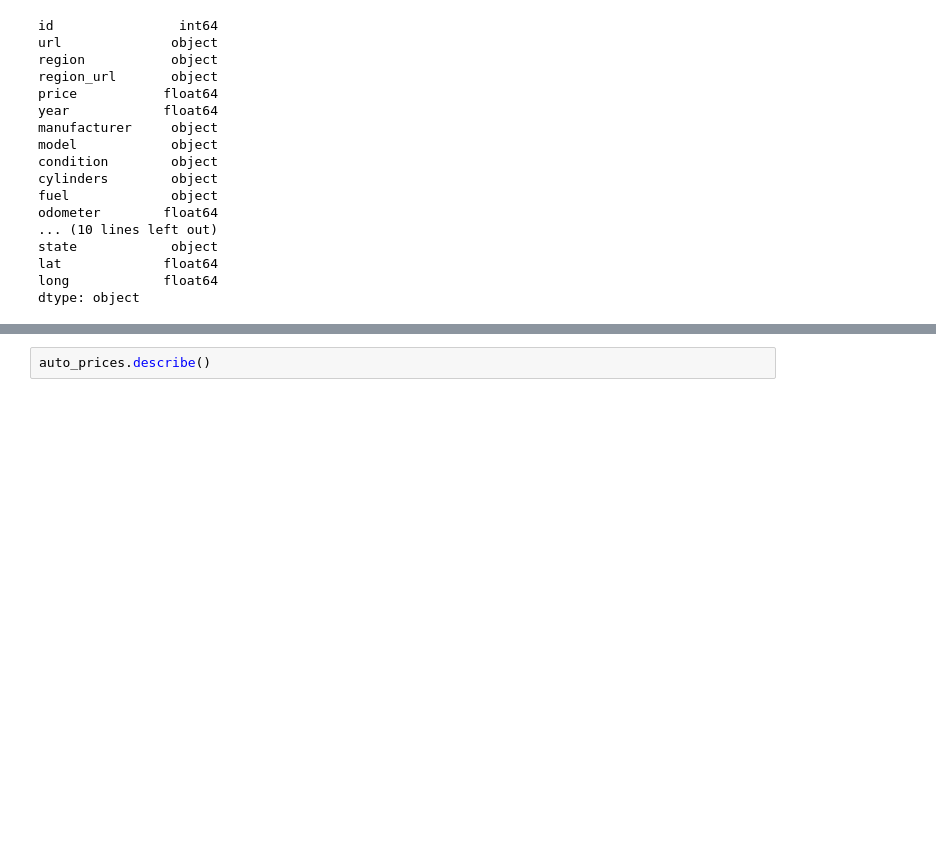
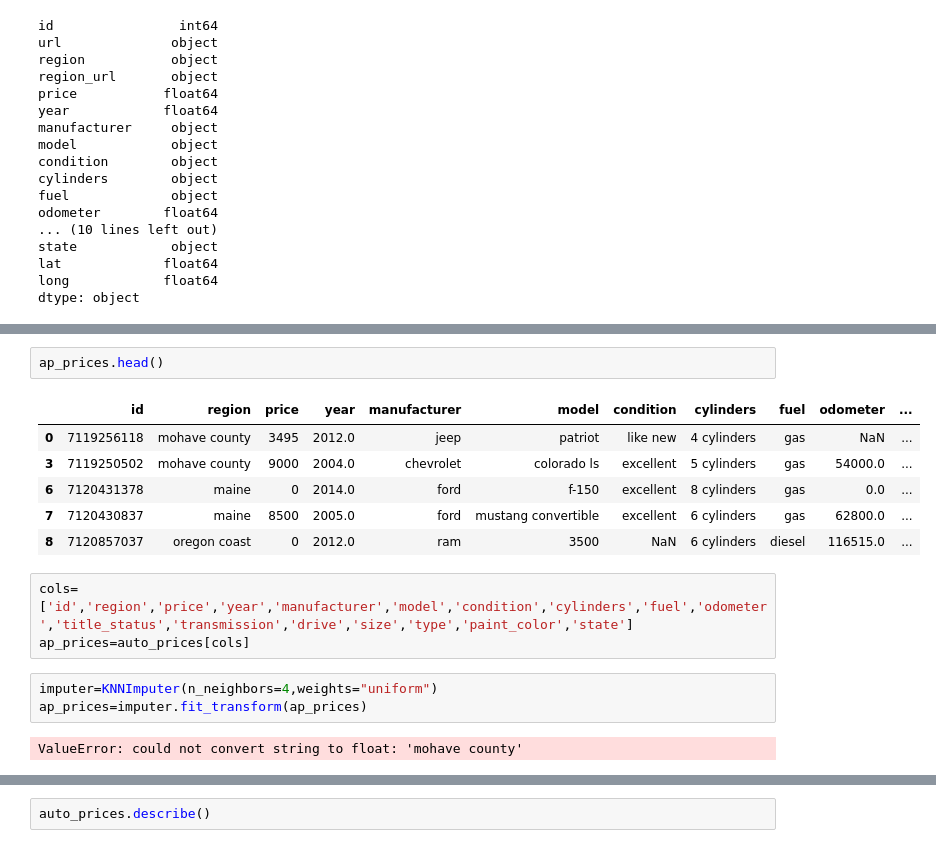
Before and after one commit to krishna-G17/ML-Project-Used-Cars, a Jupyter notebook: Exploratory Data Analysis (Regression).ipynb, the cells around one changed output, grey strips where cells are left out. Drawn from its saved outputs; the diff is of its cells as text; blank space fills up the shorter version.

```diff
--- a/Exploratory Data Analysis (Regression).ipynb
+++ b/Exploratory Data Analysis (Regression).ipynb
@@ -58,0 +101,17 @@ dtype: object
+# %%
+ap_prices.head()
+# %% [output]
+|  | id | region | price | year | manufacturer | model | condition | cylinders | fuel | odometer | ... |
+| 0 | 7119256118 | mohave county | 3495 | 2012.0 | jeep | patriot | like new | 4 cylinders | gas | NaN | ... |
+| 3 | 7119250502 | mohave county | 9000 | 2004.0 | chevrolet | colorado ls | excellent | 5 cylinders | gas | 54000.0 | ... |
+| 6 | 7120431378 | maine | 0 | 2014.0 | ford | f-150 | excellent | 8 cylinders | gas | 0.0 | ... |
+| 7 | 7120430837 | maine | 8500 | 2005.0 | ford | mustang convertible | excellent | 6 cylinders | gas | 62800.0 | ... |
+| 8 | 7120857037 | oregon coast | 0 | 2012.0 | ram | 3500 | NaN | 6 cylinders | diesel | 116515.0 | ... |
+# %%
+cols=['id','region','price','year','manufacturer','model','condition','cylinders','fuel','odometer','title_status','transmission','drive','size','type','paint_color','state']
+ap_prices=auto_prices[cols]
+# %%
+imputer=KNNImputer(n_neighbors=4,weights="uniform")
+ap_prices=imputer.fit_transform(ap_prices)
+# %% [output]
+ValueError: could not convert string to float: 'mohave county'
```
Also changed, not shown: parts of 6 cells of this notebook.
